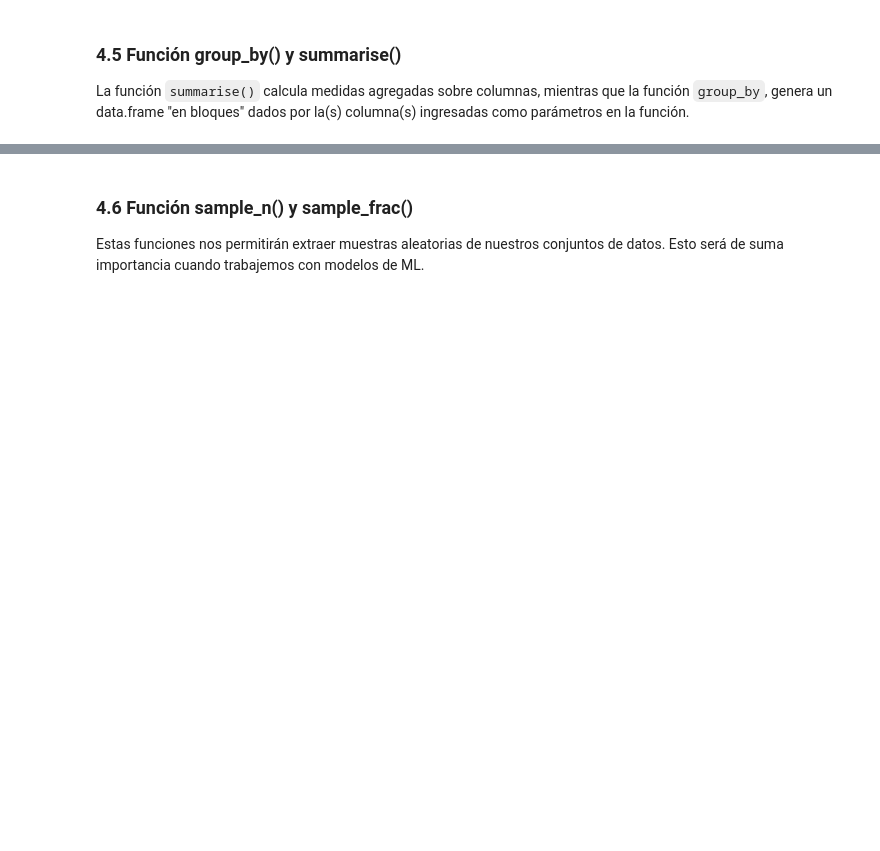
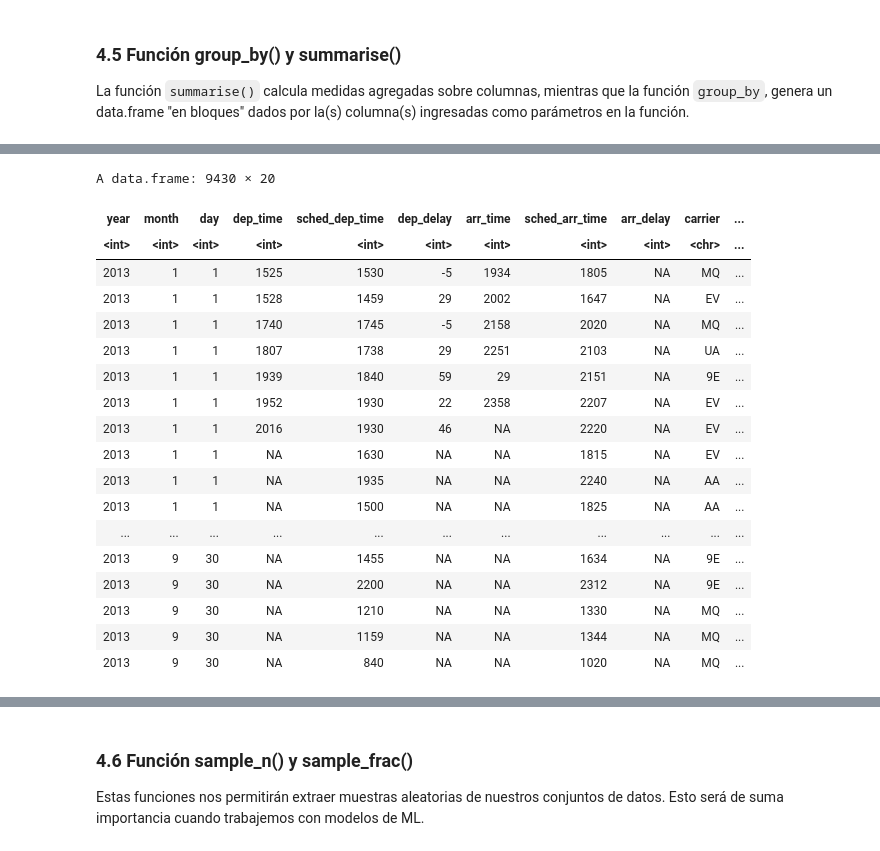
Before and after one commit to HaroldConley/diplomado_BD, a Jupyter notebook: Clase3/Clase3_01_manipulacion_de_tablas_I.ipynb, the cells around one changed output, grey strips where cells are left out. Saved outputs shown, nothing was run; the diff lists cells and outputs as text; code cells hidden in the pictures; blank space fills up the shorter version.

```diff
--- a/Clase3/Clase3_01_manipulacion_de_tablas_I.ipynb
+++ b/Clase3/Clase3_01_manipulacion_de_tablas_I.ipynb
@@ -454,10 +519,32 @@ exam2
 # %%
 # los podemos remover mediante el argumento na.rm de la función mean()
 # %%
-# si quisiéramos ratar los NA's, podemos hacerlo de la sgte. manera
+# si quisiéramos tratar los NA's, podemos hacerlo de la sgte. manera
 
 #consultamos los NA en arr_delay
+vuelos %>%
+  filter(is.na(arr_delay))
 
 # Recordar que NA == NA retorna NA . is.na(NA) retorna TRUE
+# %% [output]
+A data.frame: 9430 × 20
+| year | month | day | dep_time | sched_dep_time | dep_delay | arr_time | sched_arr_time | arr_delay | carrier | ... |
+| <int> | <int> | <int> | <int> | <int> | <int> | <int> | <int> | <int> | <chr> | ... |
+| 2013 | 1 | 1 | 1525 | 1530 | -5 | 1934 | 1805 | NA | MQ | ... |
+| 2013 | 1 | 1 | 1528 | 1459 | 29 | 2002 | 1647 | NA | EV | ... |
+| 2013 | 1 | 1 | 1740 | 1745 | -5 | 2158 | 2020 | NA | MQ | ... |
+| 2013 | 1 | 1 | 1807 | 1738 | 29 | 2251 | 2103 | NA | UA | ... |
+| 2013 | 1 | 1 | 1939 | 1840 | 59 | 29 | 2151 | NA | 9E | ... |
+| 2013 | 1 | 1 | 1952 | 1930 | 22 | 2358 | 2207 | NA | EV | ... |
+| 2013 | 1 | 1 | 2016 | 1930 | 46 | NA | 2220 | NA | EV | ... |
+| 2013 | 1 | 1 | NA | 1630 | NA | NA | 1815 | NA | EV | ... |
+| 2013 | 1 | 1 | NA | 1935 | NA | NA | 2240 | NA | AA | ... |
+| 2013 | 1 | 1 | NA | 1500 | NA | NA | 1825 | NA | AA | ... |
+| ... | ... | ... | ... | ... | ... | ... | ... | ... | ... | ... |
+| 2013 | 9 | 30 | NA | 1455 | NA | NA | 1634 | NA | 9E | ... |
+| 2013 | 9 | 30 | NA | 2200 | NA | NA | 2312 | NA | 9E | ... |
+| 2013 | 9 | 30 | NA | 1210 | NA | NA | 1330 | NA | MQ | ... |
+| 2013 | 9 | 30 | NA | 1159 | NA | NA | 1344 | NA | MQ | ... |
+| 2013 | 9 | 30 | NA | 840 | NA | NA | 1020 | NA | MQ | ... |
 # %%
 # Si queremos reemplazar los NA's por el promedio de arr_delay (?)
```
Also changed, not shown: parts of 9 cells of this notebook.
